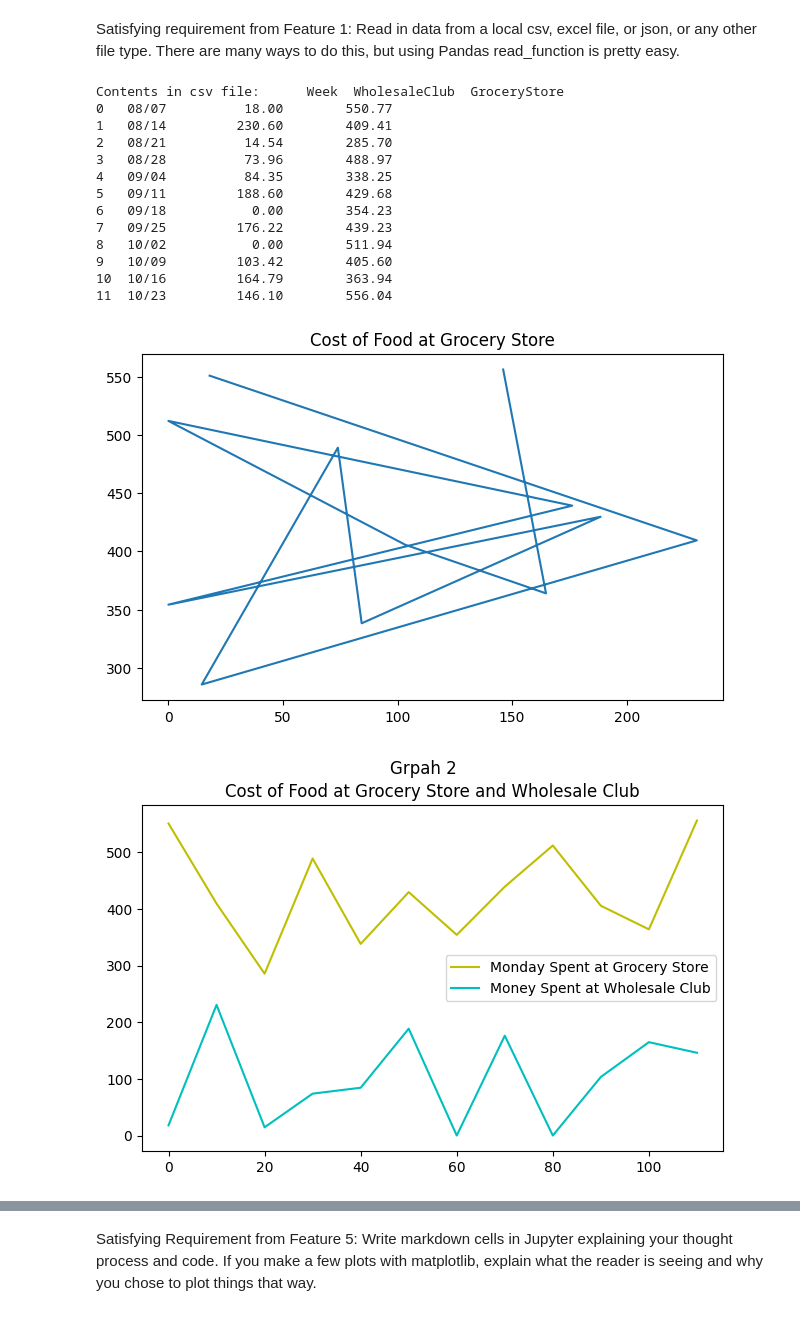
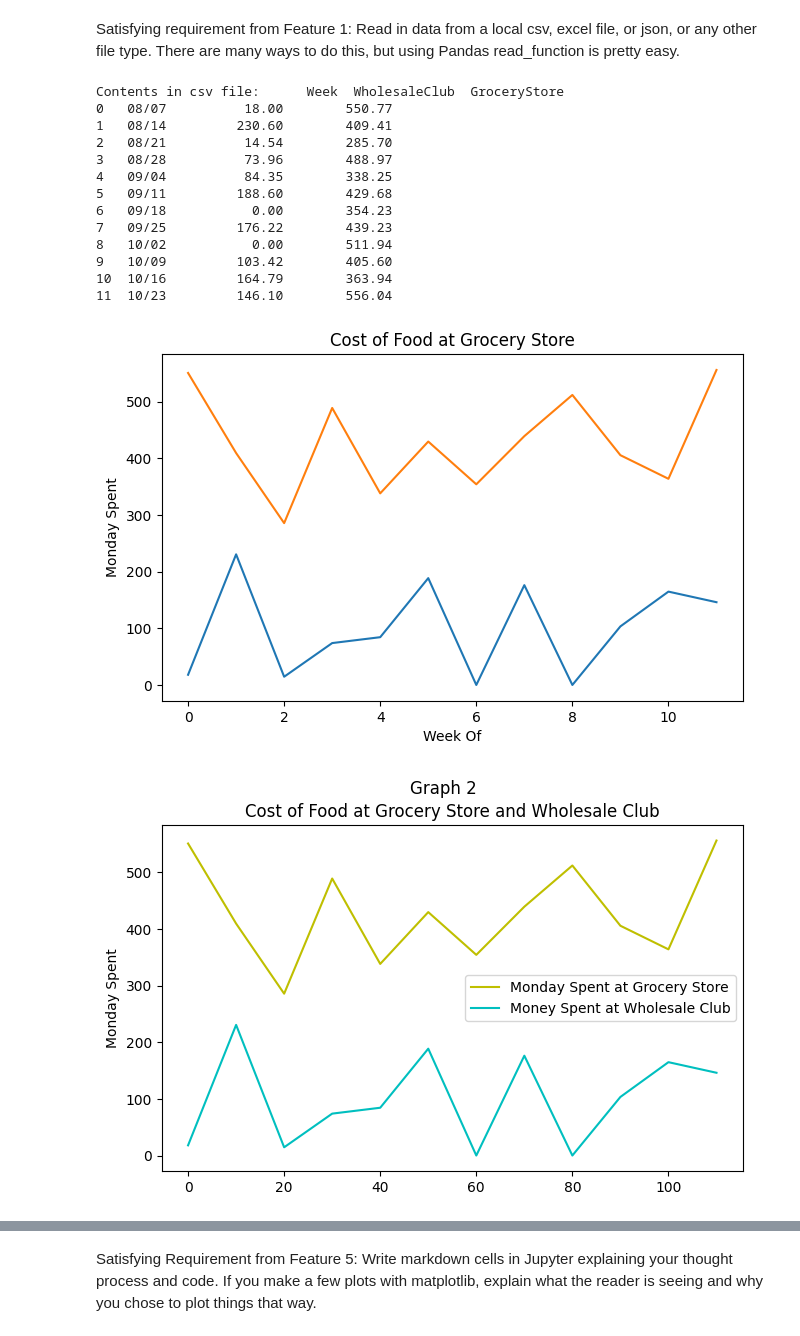
Before and after one commit to ACollins00/CostComparison, a Jupyter notebook: ProjectNov2022.ipynb, the cells around one changed output, grey strips where cells are left out. Cells and saved outputs as stored; diff of their text form; code cells hidden in the pictures.

```diff
--- a/ProjectNov2022.ipynb
+++ b/ProjectNov2022.ipynb
@@ -37,38 +38,42 @@ Satisfying requirement from Feature 1: Read in data from a local csv, excel file
 import pandas as pd
 import matplotlib.pyplot as plt
 import matplotlib as mpl
 import numpy as np
 
 plt.rcParams["figure.figsize"] = [7.50, 4.5]
 plt.rcParams["figure.autolayout"] = False
 
-columns = ["Week", "Cost"]
+columns = ["Week", "WholesaleClub", "GroceryStore"]
 
 df = pd.read_csv("C:/Users/Amy/codeky/ProjectCostComparison/WholesaleClubandGroceryStore - Sheet1 (1).csv")
 
 print("Contents in csv file:", df)
 
-plt.plot(df.WholesaleClub, df.GroceryStore)
+plt.plot(df.WholesaleClub)
+plt.plot(df.GroceryStore)
 plt.title("Cost of Food at Grocery Store")
+plt.xlabel('Week Of')
+plt.ylabel('Monday Spent')
 
 plt.show()
 # %% [output]
 Contents in csv file:      Week  WholesaleClub  GroceryStore
 0   08/07          18.00        550.77
 1   08/14         230.60        409.41
 2   08/21          14.54        285.70
 3   08/28          73.96        488.97
 4   09/04          84.35        338.25
 5   09/11         188.60        429.68
 6   09/18           0.00        354.23
 7   09/25         176.22        439.23
 8   10/02           0.00        511.94
 9   10/09         103.42        405.60
 10  10/16         164.79        363.94
 11  10/23         146.10        556.04
-[figure, old version]
+[figure, new version]
 # %%
 import matplotlib.pyplot as plt
+import pandas as pd
 
 x = [0, 10, 20, 30, 40, 50, 60, 70, 80, 90, 100, 110]
 y = [18.00, 230.60, 14.54, 73.96, 84.35, 188.60, 0.00, 176.22, 0.00, 103.42, 164.79, 146.10]
@@ -80,9 +85,11 @@ plt.plot(x, y, 'c', label='Money Spent at Wholesale Club')
 
 plt.title("Cost of Food at Grocery Store and Wholesale Club")
 plt.suptitle("Graph 2")
+plt.ylabel('Monday Spent')
+
 
 plt.legend()
 plt.show()
 # %% [output]
-[figure, old version]
+[figure, new version]
 # %% [markdown]
```
Also changed, not shown: parts of 4 cells of this notebook.
